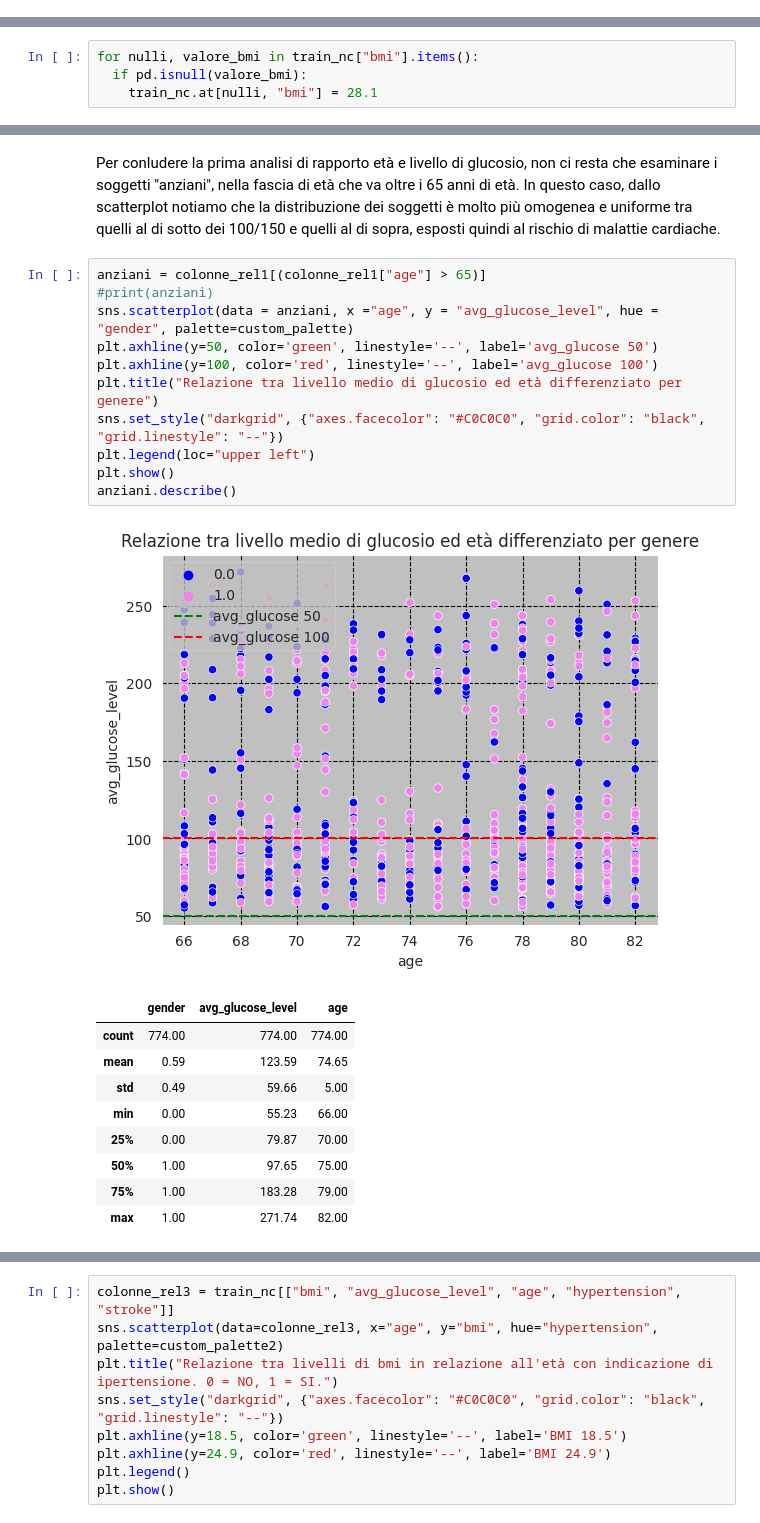
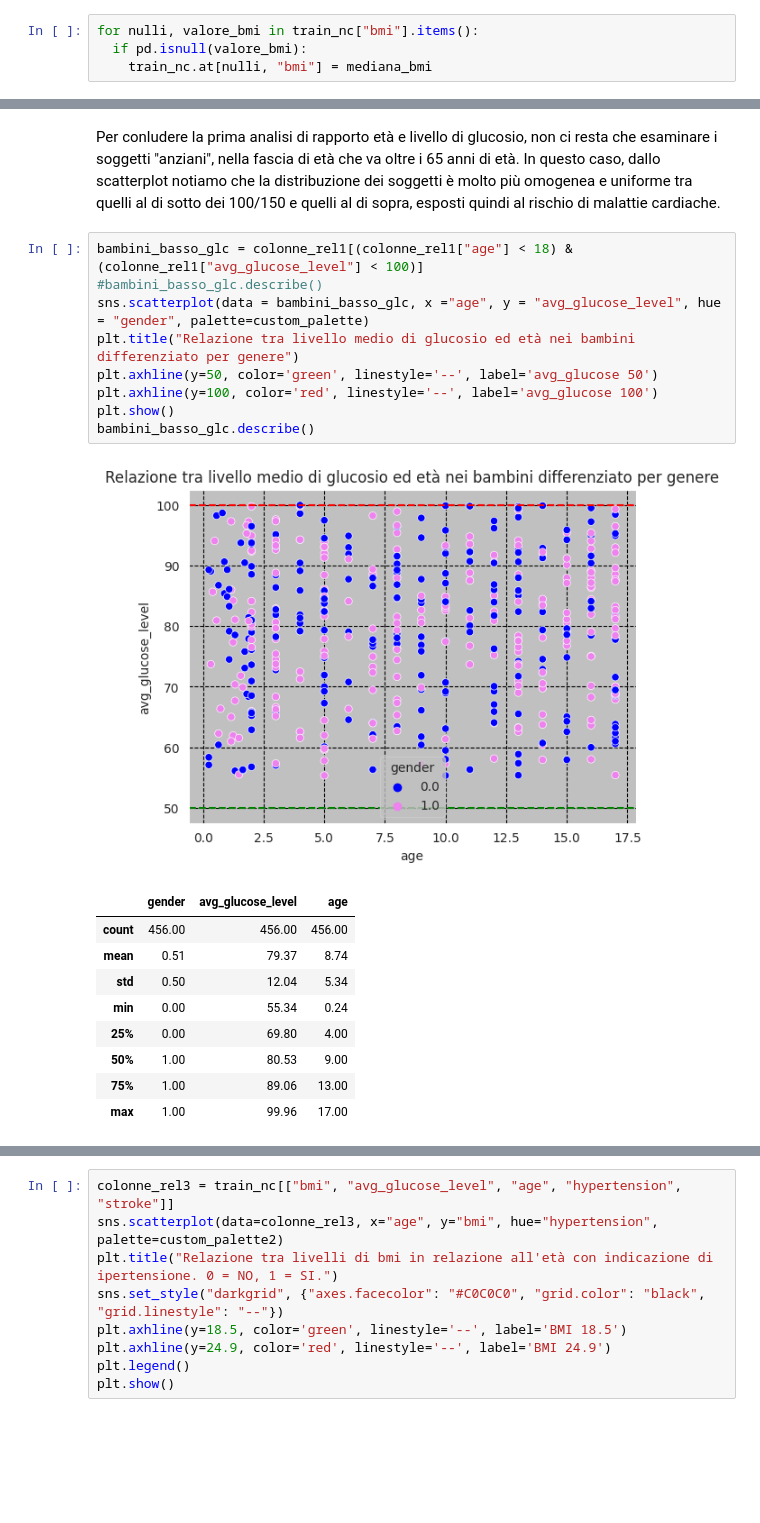
Before and after one commit to martiorru/paper_unibo, a Jupyter notebook: 1_Rinizio_progetto_Poggi.ipynb, the cells around one changed output, grey strips where cells are left out. Saved outputs shown, nothing was run; the diff lists cells and outputs as text; blank space fills up the shorter version.

```diff
--- a/1_Rinizio_progetto_Poggi.ipynb
+++ b/1_Rinizio_progetto_Poggi.ipynb
@@ -292 +327,5 @@ Il valore della mediana dei livelli di BMI è:  28.1
+# %%
+for nulli, valore_bmi in train_nc["bmi"].items():
+  if pd.isnull(valore_bmi):
+    train_nc.at[nulli, "bmi"] = mediana_bmi
 # %% [markdown]
@@ -294,7 +333,3 @@ Fatte le primissime analisi procediamo a sostituire i valori nulli che si trovan
-# %%
-for nulli, valore_bmi in train_nc["bmi"].items():
-  if pd.isnull(valore_bmi):
-    train_nc.at[nulli, "bmi"] = 28.1
 # %%
 print(train_nc.info())
 # %% [output]
@@ -641,24 +798,22 @@ Per quanto riguarda gli adulti il discorso varia leggermente. Notiamo infatti un
 # %% [markdown]
 Per conludere la prima analisi di rapporto età e livello di glucosio, non ci resta che esaminare i soggetti "anziani", nella fascia di età che va oltre i 65 anni di età. In questo caso, dallo scatterplot notiamo che la distribuzione dei soggetti è molto più omogenea e uniforme tra quelli al di sotto dei 100/150 e quelli al di sopra, esposti quindi al rischio di malattie cardiache.
 # %%
-anziani = colonne_rel1[(colonne_rel1["age"] > 65)]
-#print(anziani)
-sns.scatterplot(data = anziani, x ="age", y = "avg_glucose_level", hue = "gender", palette=custom_palette)
+bambini_basso_glc = colonne_rel1[(colonne_rel1["age"] < 18) & (colonne_rel1["avg_glucose_level"] < 100)]
+#bambini_basso_glc.describe()
+sns.scatterplot(data = bambini_basso_glc, x ="age", y = "avg_glucose_level", hue = "gender", palette=custom_palette)
+plt.title("Relazione tra livello medio di glucosio ed età nei bambini differenziato per genere")
 plt.axhline(y=50, color='green', linestyle='--', label='avg_glucose 50')
 plt.axhline(y=100, color='red', linestyle='--', label='avg_glucose 100')
-plt.title("Relazione tra livello medio di glucosio ed età differenziato per genere")
-sns.set_style("darkgrid", {"axes.facecolor": "#C0C0C0", "grid.color": "black", "grid.linestyle": "--"})
-plt.legend(loc="upper left")
 plt.show()
-anziani.describe()
+bambini_basso_glc.describe()
 # %% [output]
-[figure, old version]
+[figure, new version]
 |  | gender | avg_glucose_level | age |
-| count | 774.00 | 774.00 | 774.00 |
-| mean | 0.59 | 123.59 | 74.65 |
-| std | 0.49 | 59.66 | 5.00 |
-| min | 0.00 | 55.23 | 66.00 |
-| 25% | 0.00 | 79.87 | 70.00 |
-| 50% | 1.00 | 97.65 | 75.00 |
-| 75% | 1.00 | 183.28 | 79.00 |
-| max | 1.00 | 271.74 | 82.00 |
+| count | 456.00 | 456.00 | 456.00 |
+| mean | 0.51 | 79.37 | 8.74 |
+| std | 0.50 | 12.04 | 5.34 |
+| min | 0.00 | 55.34 | 0.24 |
+| 25% | 0.00 | 69.80 | 4.00 |
+| 50% | 1.00 | 80.53 | 9.00 |
+| 75% | 1.00 | 89.06 | 13.00 |
+| max | 1.00 | 99.96 | 17.00 |
```
Also changed, not shown: parts of 157 cells of this notebook.
